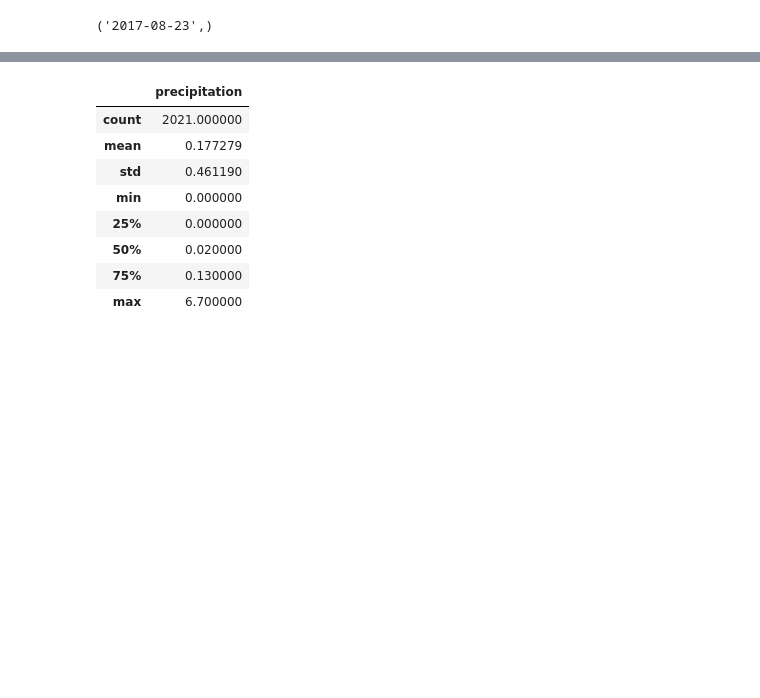
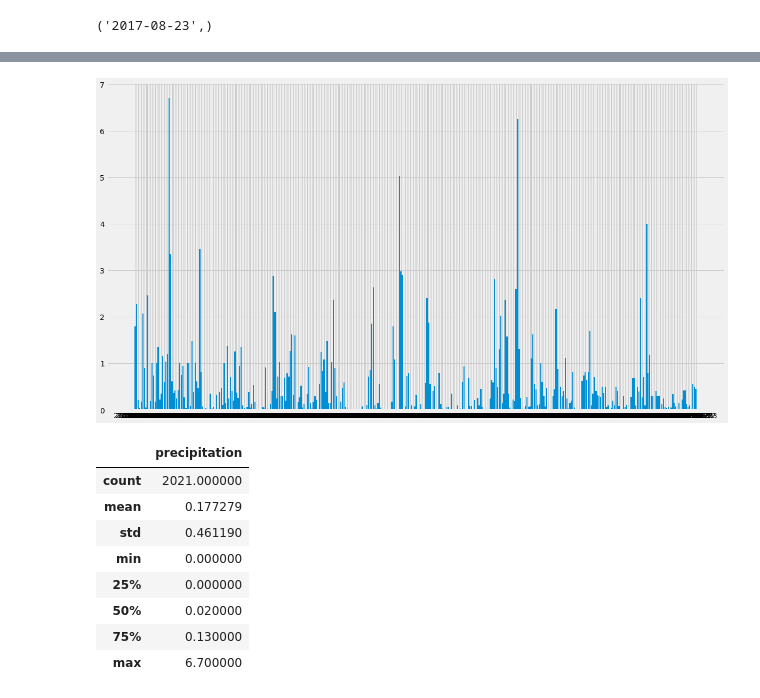
Before and after one commit to KAMAS-2058/sql-alchemychallenge, a Jupyter notebook: climate_starter.ipynb, the cells around one changed output, grey strips where cells are left out. Cells and saved outputs as stored; diff of their text form; code cells hidden in the pictures; blank space fills up the shorter version.

Commit message:
finished data sorting

```diff
--- a/climate_starter.ipynb
+++ b/climate_starter.ipynb
@@ -49,16 +49,23 @@ recent_measure
 # Design a query to retrieve the last 12 months of precipitation data and plot the results.
 # Starting from the most recent data point in the database.
 end_date = pd.to_datetime(recent_measure[0])
+
 # Calculate the date one year from the last date in data set.
-prev_year = dt.date(end_date.year -1,end_date.month,end_date.day)
+one_year_ago =   dt.date(end_date.year - 1, end_date.month, end_date.day)
+one_year_ago
 
 # Perform a query to retrieve the data and precipitation scores
+results =  session.query(measurement.date,measurement.prcp).filter(measurement.date >=one_year_ago)
 
 
 # Save the query results as a Pandas DataFrame. Explicitly set the column names
+year_sample = pd.DataFrame(results)
+# Sort the dataframe by date
+year_sample.sort_values(by=0,ascending = True, inplace = True)
+# year_sample = year_sample.rename(columns= {0 :'Date',
+#                              1 : 'Percipitation'},
+#                              inplace = True)
 
+year_sample = year_sample.rename(columns = {0 :'Date',1 : 'Percipitation'})
 
-# Sort the dataframe by date
-
-
-# Use Pandas Plotting with Matplotlib to plot the data
+year_sample
@@ -65,3 +86,15 @@ prev_year = dt.date(end_date.year -1,end_date.month,end_date.day)
+# %%
+# Use Pandas Plotting with Matplotlib to plot the data
+x = year_sample['Date']
+y = year_sample['Percipitation']
+
+fig, ax = plt.subplots()
+fig.set_size_inches(18.5, 10.5)
+ax.bar(x,y)
+
+plt.show()
+# %% [output]
+[figure, added]
 # %%
 # Use Pandas to calculate the summary statistics for the precipitation data
 # %% [output]
```
Also changed, not shown: parts of 1 cell of this notebook.
